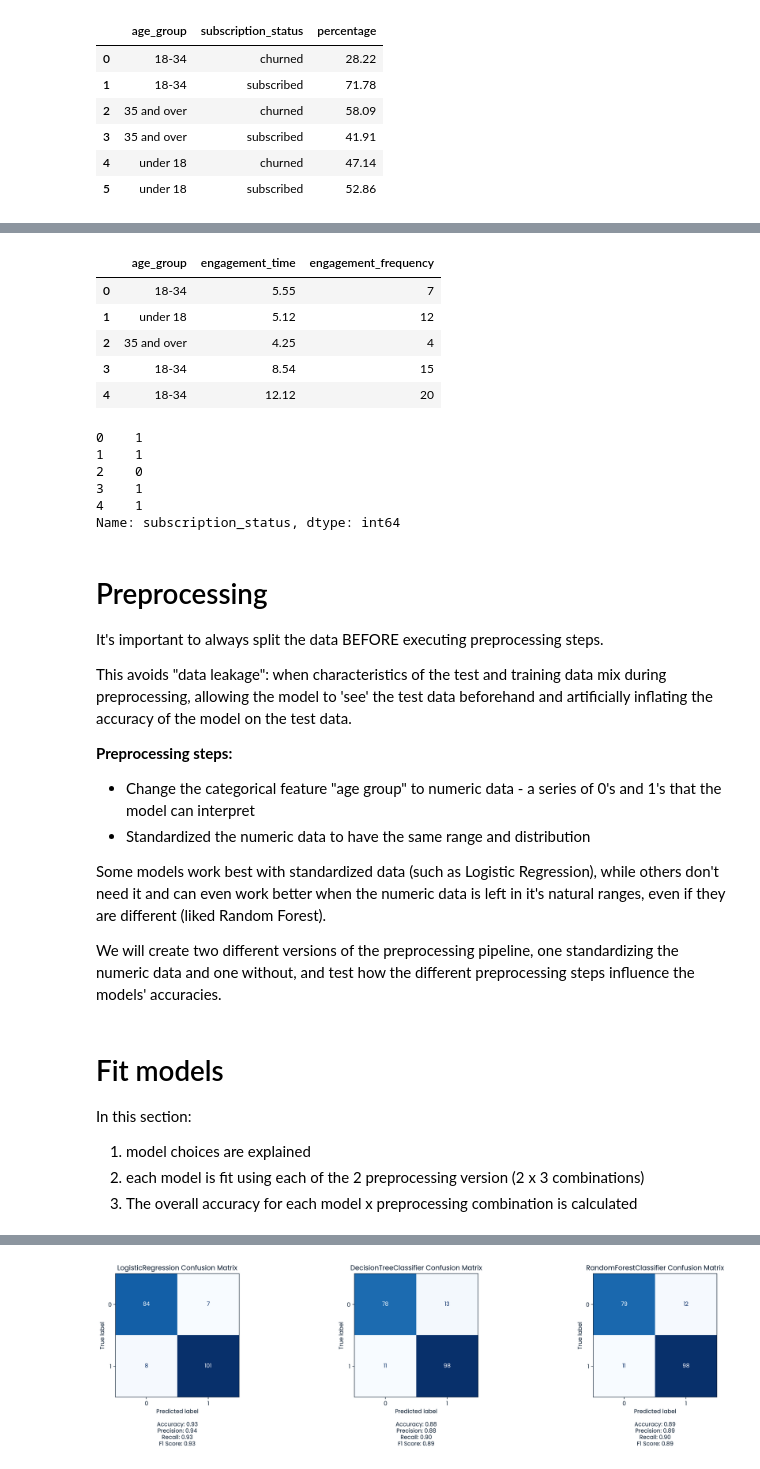
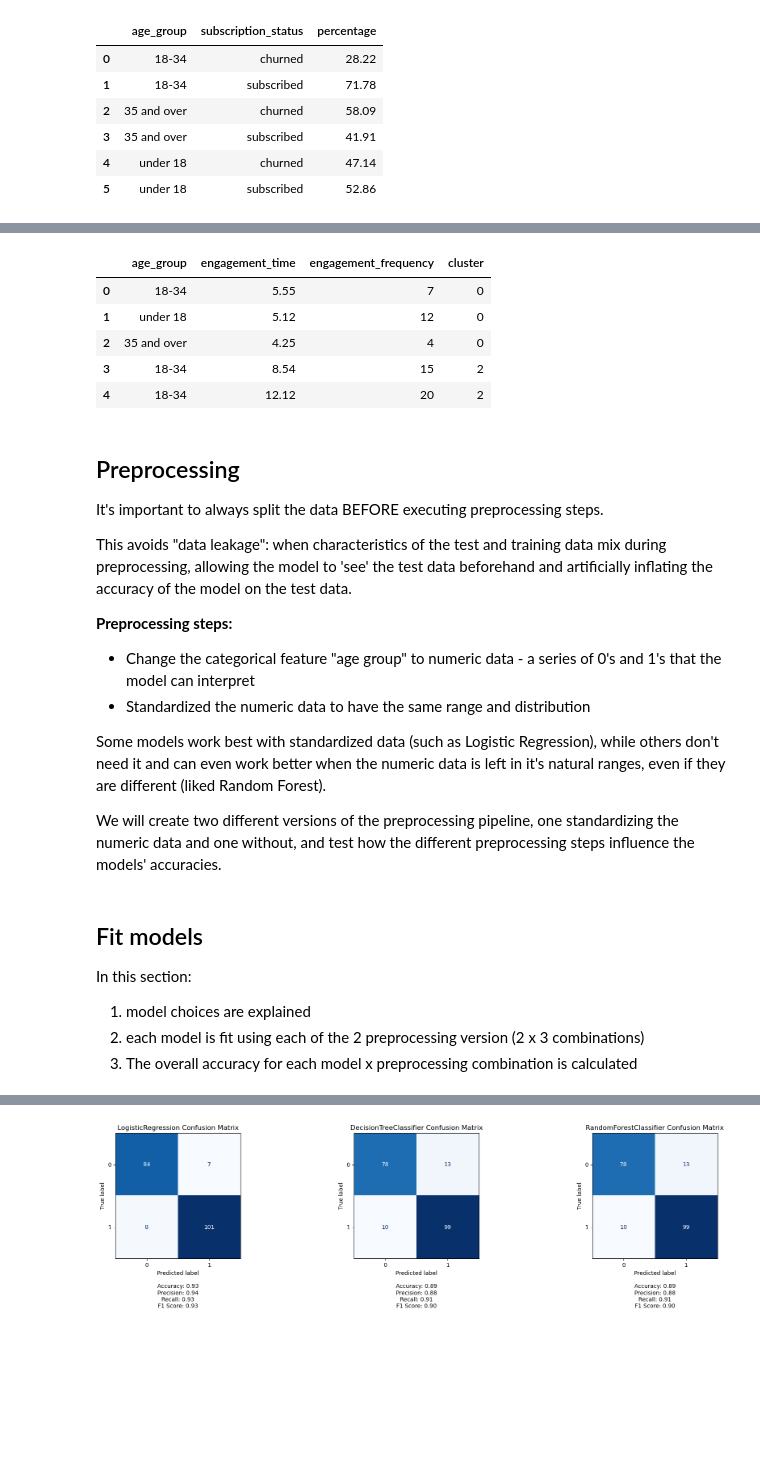
Before and after one commit to chels-j/SubscriberChurn, a Jupyter notebook: notebook.ipynb, the cells around one changed output, grey strips where cells are left out. Drawn from its saved outputs; the diff is of its cells as text; code cells hidden in the pictures; blank space fills up the shorter version.

```diff
--- a/notebook.ipynb
+++ b/notebook.ipynb
@@ -183,0 +212,12 @@ The train set is used to configure our model. The test set is set aside and only
+# %%
+## Set up a K-means cluster model pipeline
+
+X_numeric = df.drop(['subscriber_id','subscription_status', 'age_group'], axis=1)
+
+## K Means preprocessing
+    ## - Standardize numeric columns to same scaler
+    ## - Run model with 3 clusters initially
+pipeline = Pipeline([
+        ('scaler', StandardScaler()),
+        ('kmeans', KMeans(init='random', n_init=20, random_state=42))
+    ])
@@ -183,0 +251,14 @@ The train set is used to configure our model. The test set is set aside and only
+# %%
+#----
+#  Run K means with optimal cluster number
+#-----
+
+pipeline = Pipeline([
+        ('scaler', StandardScaler()),
+        ('kmeans', KMeans(n_clusters=3, init='random', n_init=20, random_state=42))
+    ])
+
+pipeline.fit(X_numeric)
+
+# Get cluster labels
+clusters = pipeline.predict(X_numeric)
@@ -183,0 +345,7 @@ The train set is used to configure our model. The test set is set aside and only
+# %%
+## Add cluster labels to data for aggregation
+
+df_clusters = df.copy()
+df_clusters['cluster'] = clusters
+
+df_clusters.head()
@@ -184,33 +450,25 @@ The train set is used to configure our model. The test set is set aside and only
 # %%
 ## Separate predictor variables from class label
-X = df.drop(['subscriber_id','subscription_status'], axis=1)
+X = df_clusters.drop(['subscriber_id','subscription_status'], axis=1)
+
 ## Using map here instead of LabelEncoder to be able to customize labels for each value
-y = df["subscription_status"].map({"churned": 0, "subscribed": 1})
+y = df_clusters["subscription_status"].map({"churned": 0, "subscribed": 1})
 
 ## Split into training and test sets
 X_train, X_test, y_train, y_test = train_test_split(
                         ## Use 80/20 training/test split, fixed random state for reproducibility
                         X, y, test_size=.2, random_state=42)
 
 X.head()
 # %% [output]
-|  | age_group | engagement_time | engagement_frequency |
-| 0 | 18-34 | 5.55 | 7 |
-| 1 | under 18 | 5.12 | 12 |
-| 2 | 35 and over | 4.25 | 4 |
-| 3 | 18-34 | 8.54 | 15 |
-| 4 | 18-34 | 12.12 | 20 |
+|  | age_group | engagement_time | engagement_frequency | cluster |
+| 0 | 18-34 | 5.55 | 7 | 0 |
+| 1 | under 18 | 5.12 | 12 | 0 |
+| 2 | 35 and over | 4.25 | 4 | 0 |
+| 3 | 18-34 | 8.54 | 15 | 2 |
+| 4 | 18-34 | 12.12 | 20 | 2 |
-# %%
-y.head()
-# %% [output]
-0    1
-1    1
-2    0
-3    1
-4    1
-Name: subscription_status, dtype: int64
 # %% [markdown]
-# Preprocessing
+## Preprocessing
 It's important to always split the data BEFORE executing preprocessing steps.
 
 This avoids "data leakage": when characteristics of the test and training data mix during preprocessing, allowing the model to 'see' the test data beforehand and artificially inflating the accuracy of the model on the test data.
@@ -254,7 +512,7 @@ preprocessors = {
     "preprocessing2": preprocess2   # e.g., one-hot + minmax scaling
 }
 # %% [markdown]
-# Fit models
+## Fit models
 In this section:
  1) model choices are explained
  2) each model is fit using each of the 2 preprocessing version (2 x 3 combinations)
```
Also changed, not shown: parts of 57 cells of this notebook.
